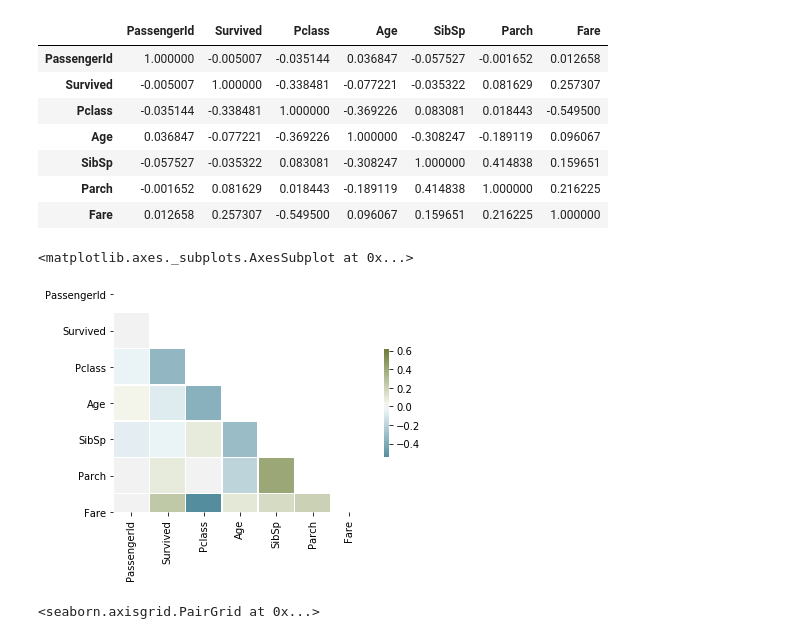
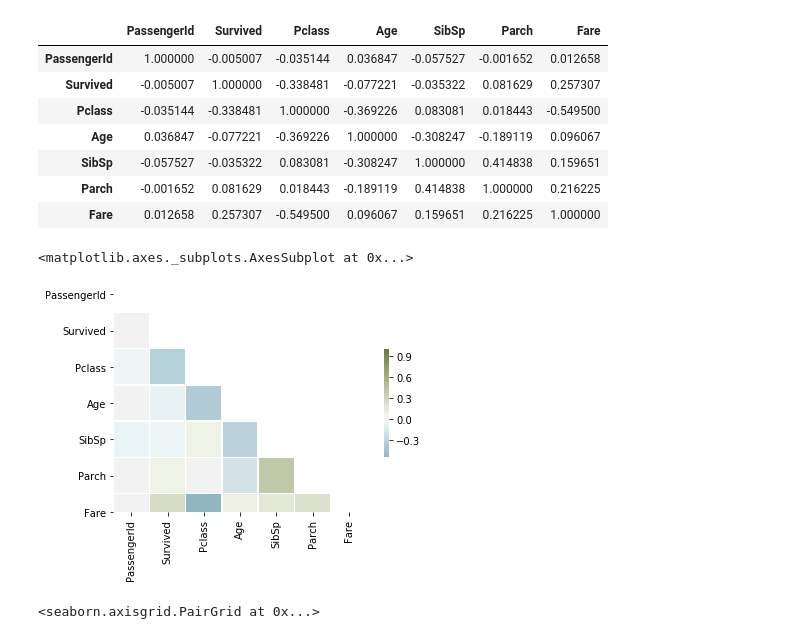
Before and after one commit to JonathanFugge/Titanic, a Jupyter notebook: Titanic EDA.ipynb, the cells around one changed output. Drawn from its saved outputs; the diff is of its cells as text; code cells hidden in the pictures.

```diff
--- a/Titanic EDA.ipynb
+++ b/Titanic EDA.ipynb
@@ -106,17 +106,17 @@ corrmatrix
 # %%
 # Generate a custom diverging colormap
 cmap = sns.diverging_palette(220, 100, as_cmap=True)
 
 # Generate a mask for the upper triangle
 mask = np.zeros_like(corrmatrix, dtype=np.bool)
 mask[np.triu_indices_from(mask)] = True
 
 # Draw the heatmap with the mask and correct aspect ratio
-sns.heatmap(corrmatrix, cmap=cmap, mask=mask, vmax= .62, center=0,
+sns.heatmap(corrmatrix, cmap=cmap, mask=mask, vmax= 1, center=0,
             square=True, linewidths=.5, cbar_kws={"shrink": .5})
 # %% [output]
 <matplotlib.axes._subplots.AxesSubplot at 0x...>
-[figure, old version]
+[figure, new version]
 # %%
 #Turn off nump filterwarnings
 np.warnings.filterwarnings('ignore')
```
Also changed, not shown: parts of 2 cells of this notebook, 1 other file.
